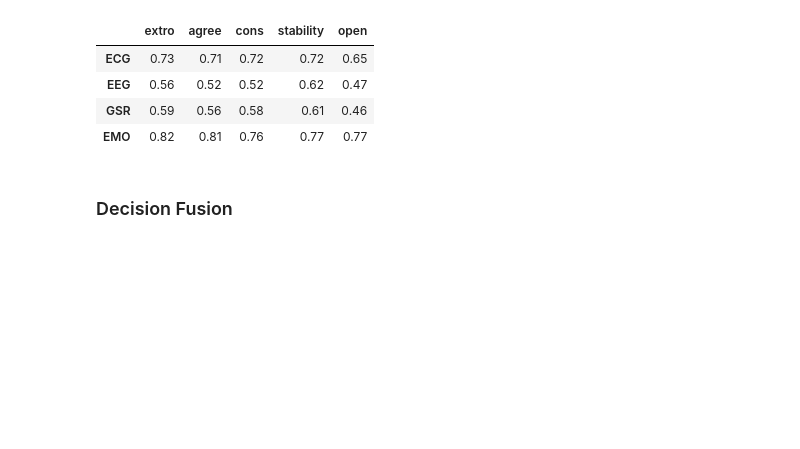
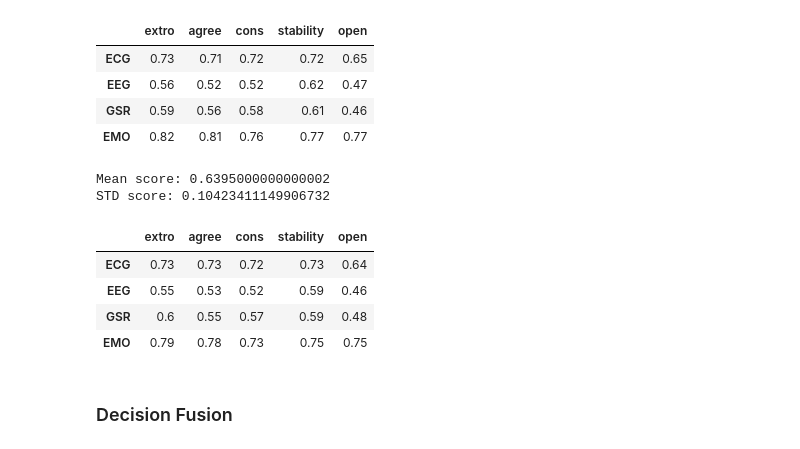
Before and after one commit to kroglkt/CogSci2, a Jupyter notebook: Reading Data.ipynb, the cells around one changed output. Drawn from its saved outputs; the diff is of its cells as text; code cells hidden in the pictures; blank space fills up the shorter version.

```diff
--- a/Reading Data.ipynb
+++ b/Reading Data.ipynb
@@ -285,6 +335,18 @@ STD score: 0.11058367872339932
 | EEG | 0.56 | 0.52 | 0.52 | 0.62 | 0.47 |
 | GSR | 0.59 | 0.56 | 0.58 | 0.61 | 0.46 |
 | EMO | 0.82 | 0.81 | 0.76 | 0.77 | 0.77 |
+# %%
+mlp = MLPClassifier(hidden_layer_sizes = (30, 30), random_state=42, max_iter=2000)
+df, mlp_targs = results(mlp)
+df
+# %% [output]
+Mean score: 0.6395000000000002
+STD score: 0.10423411149906732
+|  | extro | agree | cons | stability | open |
+| ECG | 0.73 | 0.73 | 0.72 | 0.73 | 0.64 |
+| EEG | 0.55 | 0.53 | 0.52 | 0.59 | 0.46 |
+| GSR | 0.6 | 0.55 | 0.57 | 0.59 | 0.48 |
+| EMO | 0.79 | 0.78 | 0.73 | 0.75 | 0.75 |
 # %% [markdown]
 ### Decision Fusion
 # %%
```
Also changed, not shown: parts of 10 cells of this notebook.
